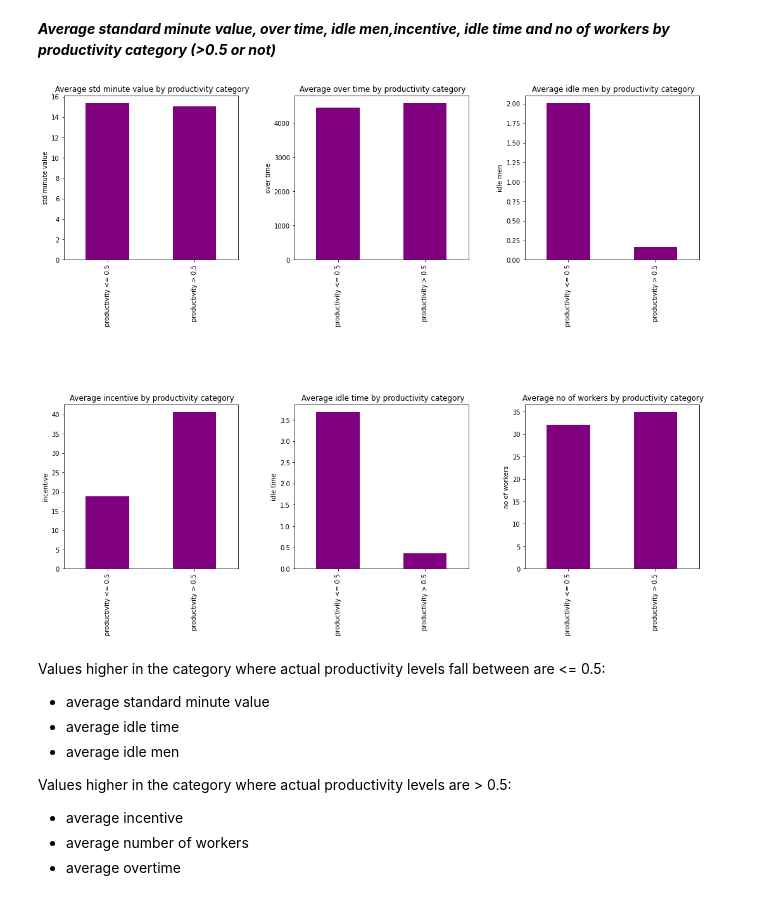
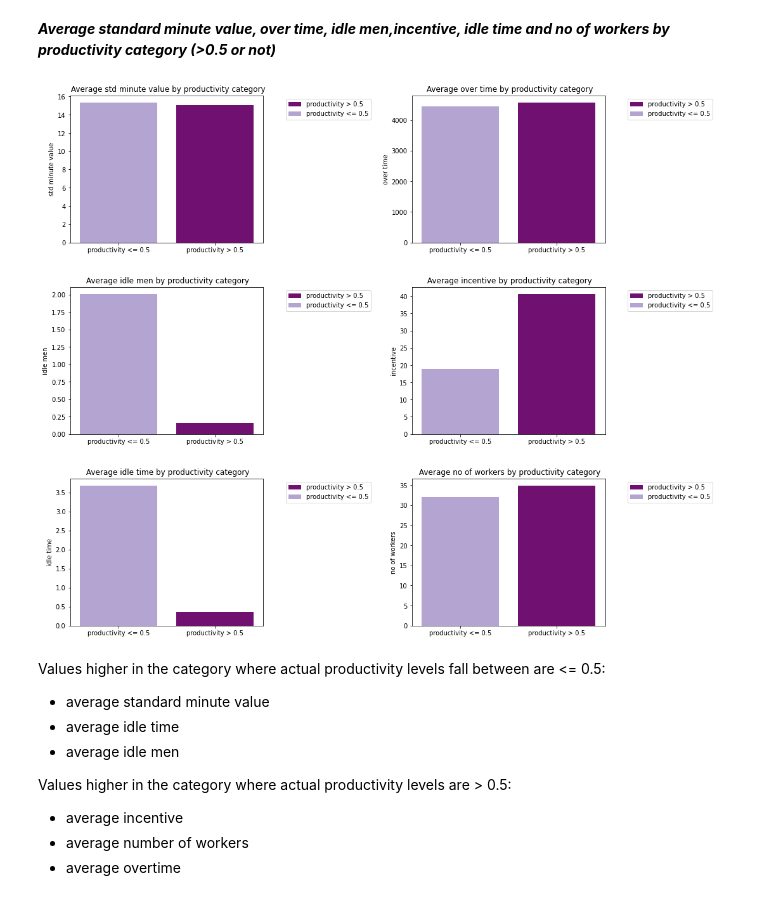
Before and after one commit to dynasty-29/Productivity-Prediction-Project, a Jupyter notebook: productivity_prediction.ipynb, the cells around one changed output. Drawn from its saved outputs; the diff is of its cells as text; code cells hidden in the pictures.

```diff
--- a/productivity_prediction.ipynb
+++ b/productivity_prediction.ipynb
@@ -204,7 +204,7 @@ fig,axes = plt.subplots(nrows=3, ncols=3,figsize=(15,8))
 for i, ax in enumerate(axes.ravel()):
   df.boxplot(contin[i], grid=False, ax=ax)
   ax.set_title(f"{title(contin[i])}")
-  ax.set_ylabel("Frequency")
+  ax.set_ylabel(contin[i])
 
 
 fig.tight_layout()
@@ -396,8 +407,8 @@ df[contin].describe()
 fig,axes = plt.subplots(nrows=4, ncols=2,figsize=(15,15))
 
 for i, ax in enumerate(axes.ravel()):
-  (n, bins, patches) = ax.hist(df[contin[i]], bins= 10)
-  ax.set_title(f" Distribution of {title(contin[i])}")
+  (n, bins, patches) = ax.hist(df[con[i]], bins= 10)
+  ax.set_title(f" Distribution of {title(con[i])}")
   ax.set_ylabel("Frequency")
 
   #creating a dataframe with the values of bin edges
@@ -415,15 +426,15 @@ for i, ax in enumerate(axes.ravel()):
     if df_hist.loc[idx, 'bin_values'] == df_hist['bin_values'].max():
       left_edge =  df_hist.loc[idx, 'left_bin_edge']
       right_lim = df_hist.loc[idx+1, 'left_bin_edge']
-      if contin[i] == 'no_of_workers' or contin[i] == 'idle_men':
-        ax.set_xlabel(f'''{title(contin[i])}
+      if con[i] == 'no_of_workers' or con[i] == 'idle_men':
+        ax.set_xlabel(f'''{title(con[i])}
 
-         Most '{contin[i]}' values fell in the { int(left_edge)} to {int(right_lim)} bin''')
+         Most '{con[i]}' values fell in the { int(left_edge)} to {int(right_lim)} bin''')
 
       else:
-         ax.set_xlabel(f'''{title(contin[i])}
+         ax.set_xlabel(f'''{title(con[i])}
 
-         Most '{contin[i]}' values fell in the { round(left_edge,2)} to {round(right_lim,2)} bin''')
+         Most '{con[i]}' values fell in the { round(left_edge,2)} to {round(right_lim,2)} bin''')
 
 fig.tight_layout()
 plt.subplots_adjust(top=1.5)
@@ -471,7 +473,7 @@ Observations:
 fig,axes = plt.subplots(nrows=2, ncols=2,figsize=(12,8))
 
 for i, ax in enumerate(axes.ravel()):
-  if i <= 2:
+  # if i <= 2:
     sns.boxplot(data=df, x=cat[i], y='actual_productivity', ax=ax)
     ax.set_title(f"Actual productivity by {title(cat[i])}")
     ax.set_xlabel(title(cat[i]))
@@ -496,7 +498,9 @@ The median actual productivity is highest:
 fig,axes = plt.subplots(nrows=2, ncols=2,figsize=(15,8))
 
 for i, ax in enumerate(axes.ravel()):
-    df.groupby([cat[i]])['actual_productivity'].mean().plot.bar(ax=ax)
+
+    df.groupby([cat[i]])['actual_productivity'].mean().nsmallest(df[cat[i]].nunique()).plot.bar(ax=ax, color='purple')
+
     ax.set_title(f" Average actual productivity by {title(cat[i])}")
     ax.set_xlabel(title(cat[i]))
     ax.set_ylabel("average actual productivity")
@@ -529,26 +533,31 @@ df_cop['actual_productivity_category'] = df['actual_productivity'].apply(lambda
 # %%
 #plots
 colsc = ['std_minute_value',
  'over_time',
  'idle_men',
  'incentive',
  'idle_time',
  'no_of_workers']
 
-fig,axes = plt.subplots(nrows=2, ncols=3,figsize=(15,8))
+fig,axes = plt.subplots(nrows=3, ncols=2,figsize=(15,8))
 
 for i, ax in enumerate(axes.ravel()):
 
-    df_cop.groupby(['actual_productivity_category'])[colsc[i]].mean().plot.bar(ax=ax, color="purple")
+    # df_cop.groupby(['actual_productivity_category'])[colsc[i]].mean().plot(kind='bar', ax=ax, color=['purple','indigo'])
+    sns.barplot(x=df_cop['actual_productivity_category'], y=df_cop[colsc[i]], ci=None, ax=ax,order=['productivity <= 0.5', 'productivity > 0.5'],
+                hue=df_cop['actual_productivity_category'], dodge=False, palette=['purple','#B19CD9'])
     ax.set_title(f" Average {title(colsc[i])} by productivity category")
     ax.set_xlabel("")
     ax.set_ylabel(title(colsc[i]))
 
+    ax.legend(bbox_to_anchor=(1.1,1))
+
 fig.tight_layout()
+
 plt.subplots_adjust(top=1.5)
 plt.show()
 # %% [output]
-[figure, old version]
+[figure, new version]
 # %% [markdown]
 Values higher in the category where actual productivity levels fall between are <= 0.5:
 * average standard minute value
```
Also changed, not shown: parts of 24 cells of this notebook.
